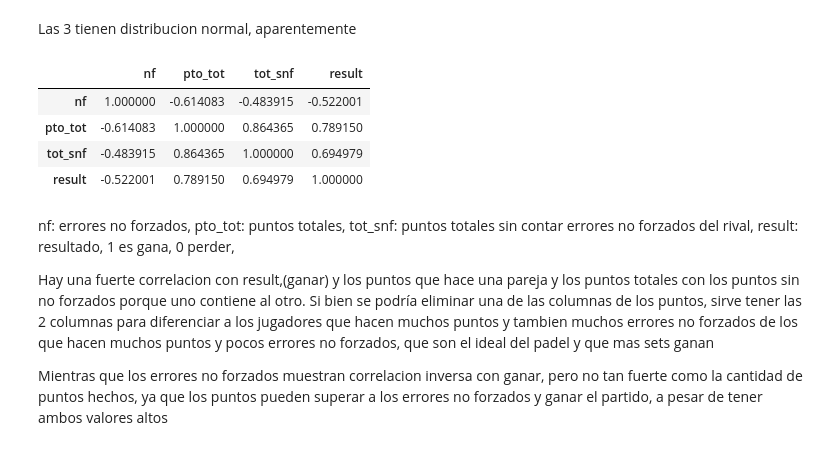
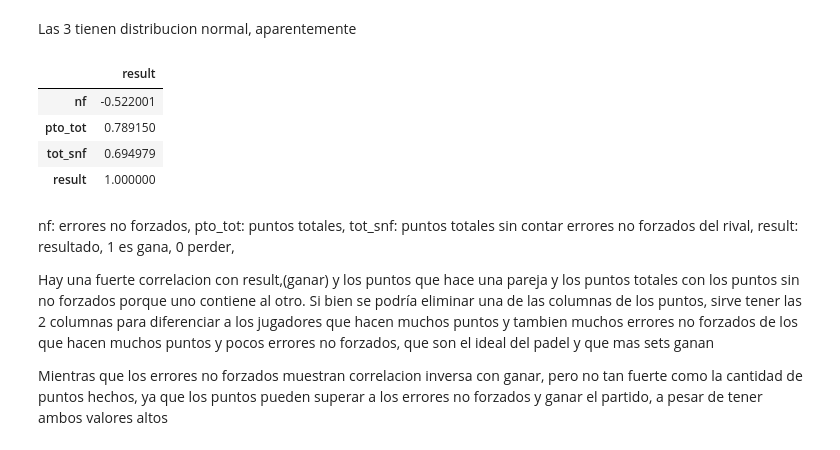
Before and after one commit to tatelas/coder_house, a Jupyter notebook: Insights+Lambre.ipynb, the cells around one changed output. Drawn from its saved outputs; the diff is of its cells as text; code cells hidden in the pictures.

```diff
--- a/Insights+Lambre.ipynb
+++ b/Insights+Lambre.ipynb
@@ -99,13 +102,14 @@ for i,g in enumerate(all_hist.columns):
 # %% [markdown]
 Las 3 tienen distribucion normal, aparentemente
 # %%
-all.corr()
+df_corr = all.corr()
+df_corr.drop(["nf","pto_tot","tot_snf"], axis=1)
 # %% [output]
-|  | nf | pto_tot | tot_snf | result |
-| nf | 1.000000 | -0.614083 | -0.483915 | -0.522001 |
-| pto_tot | -0.614083 | 1.000000 | 0.864365 | 0.789150 |
-| tot_snf | -0.483915 | 0.864365 | 1.000000 | 0.694979 |
-| result | -0.522001 | 0.789150 | 0.694979 | 1.000000 |
+|  | result |
+| nf | -0.522001 |
+| pto_tot | 0.789150 |
+| tot_snf | 0.694979 |
+| result | 1.000000 |
 # %% [markdown]
 nf: errores no forzados,
 pto_tot: puntos totales,
```
Also changed, not shown: parts of 5 cells of this notebook.
